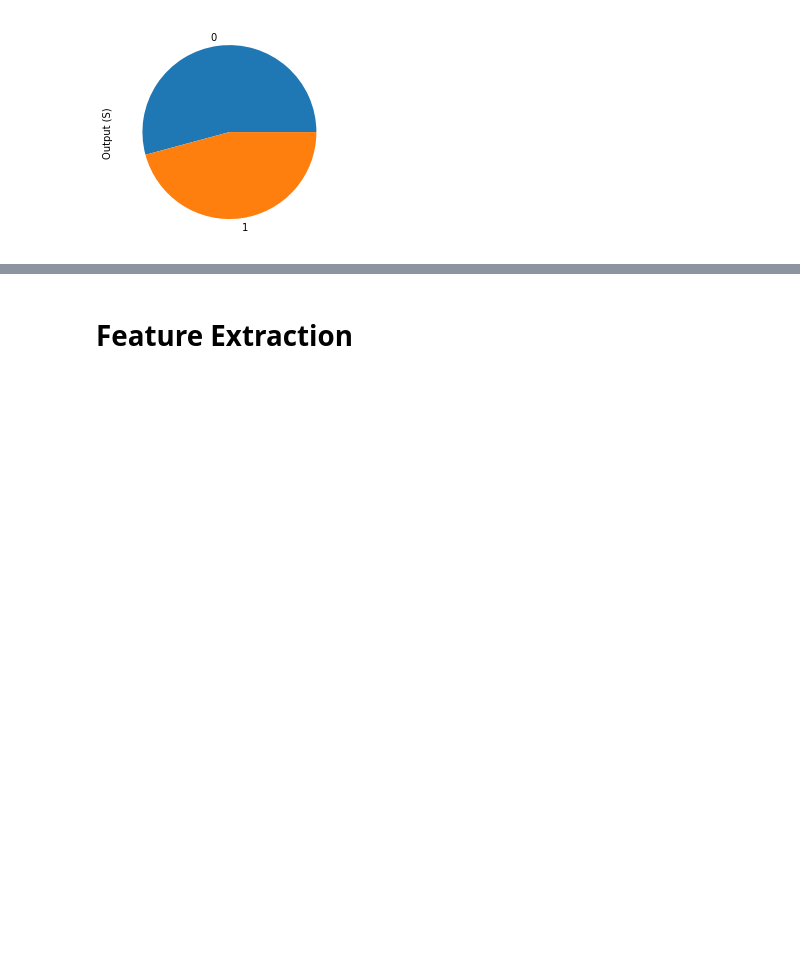
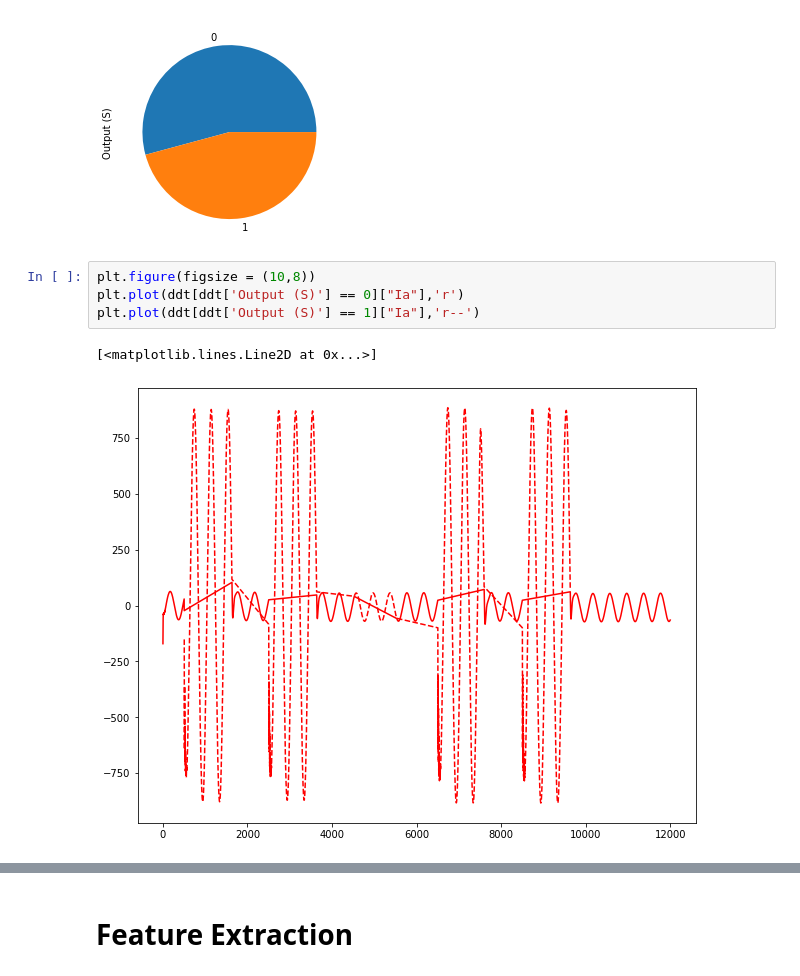
Before and after one commit to Rafi4010/Power-Lab-Project, a Jupyter notebook: power-project-fault-forcasting_version 2.ipynb, the cells around one changed output, grey strips where cells are left out. Drawn from its saved outputs; the diff is of its cells as text; blank space fills up the shorter version.

```diff
--- a/power-project-fault-forcasting_version 2.ipynb
+++ b/power-project-fault-forcasting_version 2.ipynb
@@ -427,3 +444,10 @@ ddt["Output (S)"].value_counts().plot.pie()
 plt.show()
 # %% [output]
 [figure]
+# %%
+plt.figure(figsize = (10,8))
+plt.plot(ddt[ddt['Output (S)'] == 0]["Ia"],'r')
+plt.plot(ddt[ddt['Output (S)'] == 1]["Ia"],'r--')
+# %% [output]
+[<matplotlib.lines.Line2D at 0x...>]
+[figure, added]
```
Also changed, not shown: parts of 52 cells of this notebook.
